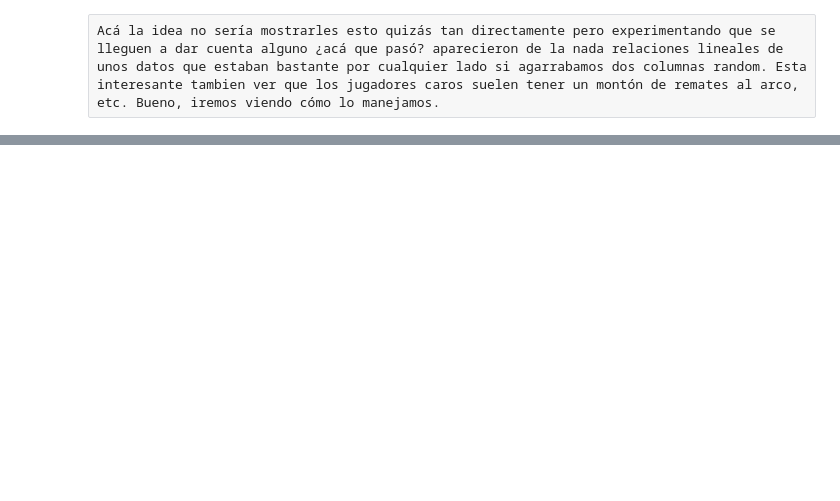
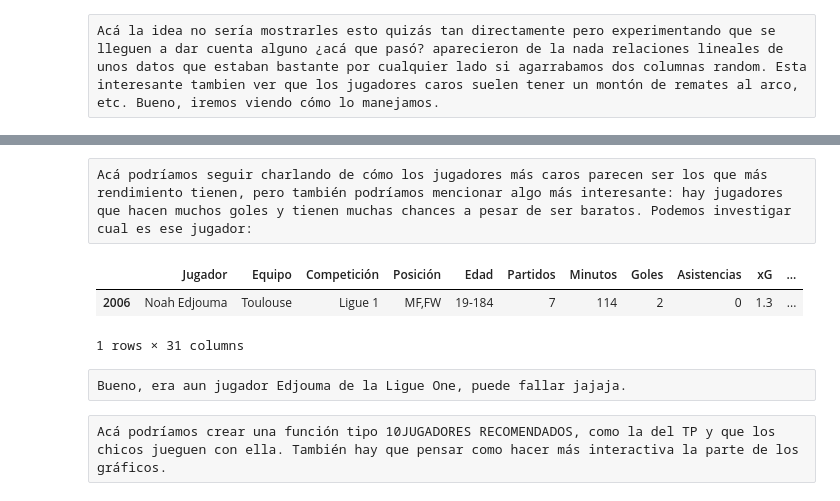
Before and after one commit to faustomartinez/taller-futbol-analytics, a Jupyter notebook: taller.ipynb, the cells around one changed output, grey strips where cells are left out. Cells and saved outputs as stored; diff of their text form; code cells hidden in the pictures; blank space fills up the shorter version.

```diff
--- a/taller.ipynb
+++ b/taller.ipynb
@@ -133,0 +139,31 @@ Acá la idea no sería mostrarles esto quizás tan directamente pero experimenta
+# %%
+# Configuración de estilo
+plt.figure(figsize=(10, 6))  # Tamaño del gráfico
+
+# Normalizar las métricas por 90 minutos
+xG_90 = 90 * df_grafico['xG'] / df_grafico['Minutos']          # xG del jugador cada 90 minutos
+goles_90 = 90 * df_grafico['Goles'] / df_grafico['Minutos']    # Goles cada 90 minutos
+
+plt.scatter(
+    x=xG_90,
+    y=goles_90,
+    c=np.log10(df_grafico['ValorMercado']),  # Escala logarítmica base 10
+    cmap='viridis',
+    alpha=0.6,
+    s=50
+)
+cbar = plt.colorbar()
+cbar.set_label('Log10(Valor de mercado €)', fontsize=10)
+
+# Títulos y etiquetas
+plt.title('Relación entre el xG y los goles del jugador cada 90 Minutos', fontsize=14, pad=20)
+plt.xlabel('xG cada 90 minutos', fontsize=12)
+plt.ylabel('Goles cada 90 minutos', fontsize=12)
+
+# Grid y leyenda
+plt.grid(True, linestyle='--', alpha=0.5)
+plt.legend(['Jugadores'], loc='upper right')
+
+# Mostrar gráfico
+plt.tight_layout()  # Evita cortes en etiquetas
+plt.show()
@@ -133,0 +172,12 @@ Acá la idea no sería mostrarles esto quizás tan directamente pero experimenta
+# %% [raw]
+Acá podríamos seguir charlando de cómo los jugadores más caros parecen ser los que más rendimiento tienen, pero también podríamos mencionar algo más interesante: hay jugadores que hacen muchos goles y tienen muchas chances a pesar de ser baratos. Podemos investigar cual es ese jugador:
+# %%
+df_grafico[(goles_90>1.4) & (xG_90>1.0)]
+# %% [output]
+|  | Jugador | Equipo | Competición | Posición | Edad | Partidos | Minutos | Goles | Asistencias | xG | ... |
+| 2006 | Noah Edjouma | Toulouse | Ligue 1 | MF,FW | 19-184 | 7 | 114 | 2 | 0 | 1.3 | ... |
+1 rows × 31 columns
+# %% [raw]
+Bueno, era aun jugador Edjouma de la Ligue One, puede fallar jajaja.
+# %% [raw]
+Acá podríamos crear una función tipo 10JUGADORES RECOMENDADOS, como la del TP y que los chicos jueguen con ella. También hay que pensar como hacer más interactiva la parte de los gráficos.
```
Also changed, not shown: parts of 5 cells of this notebook, 2 other files.
